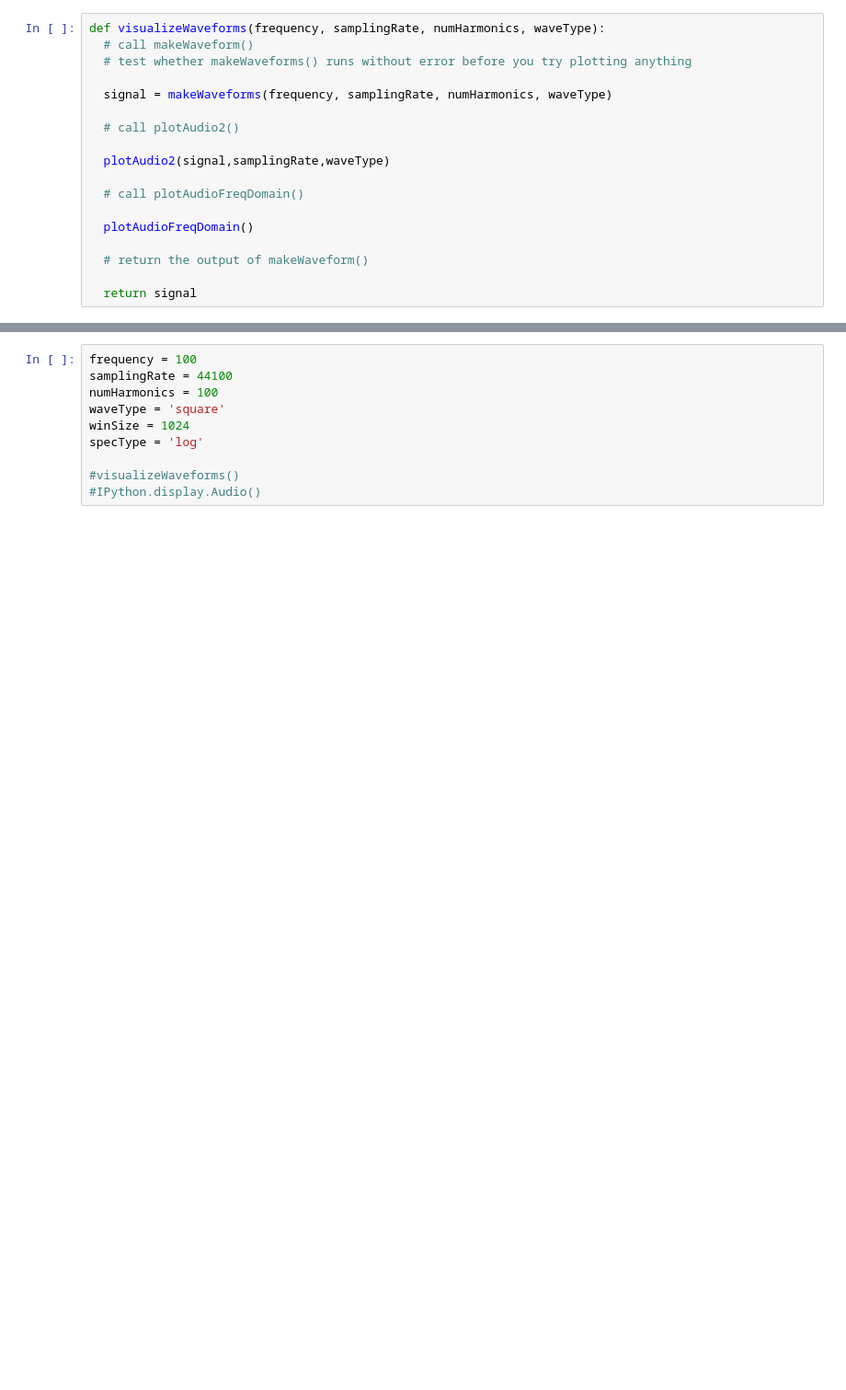
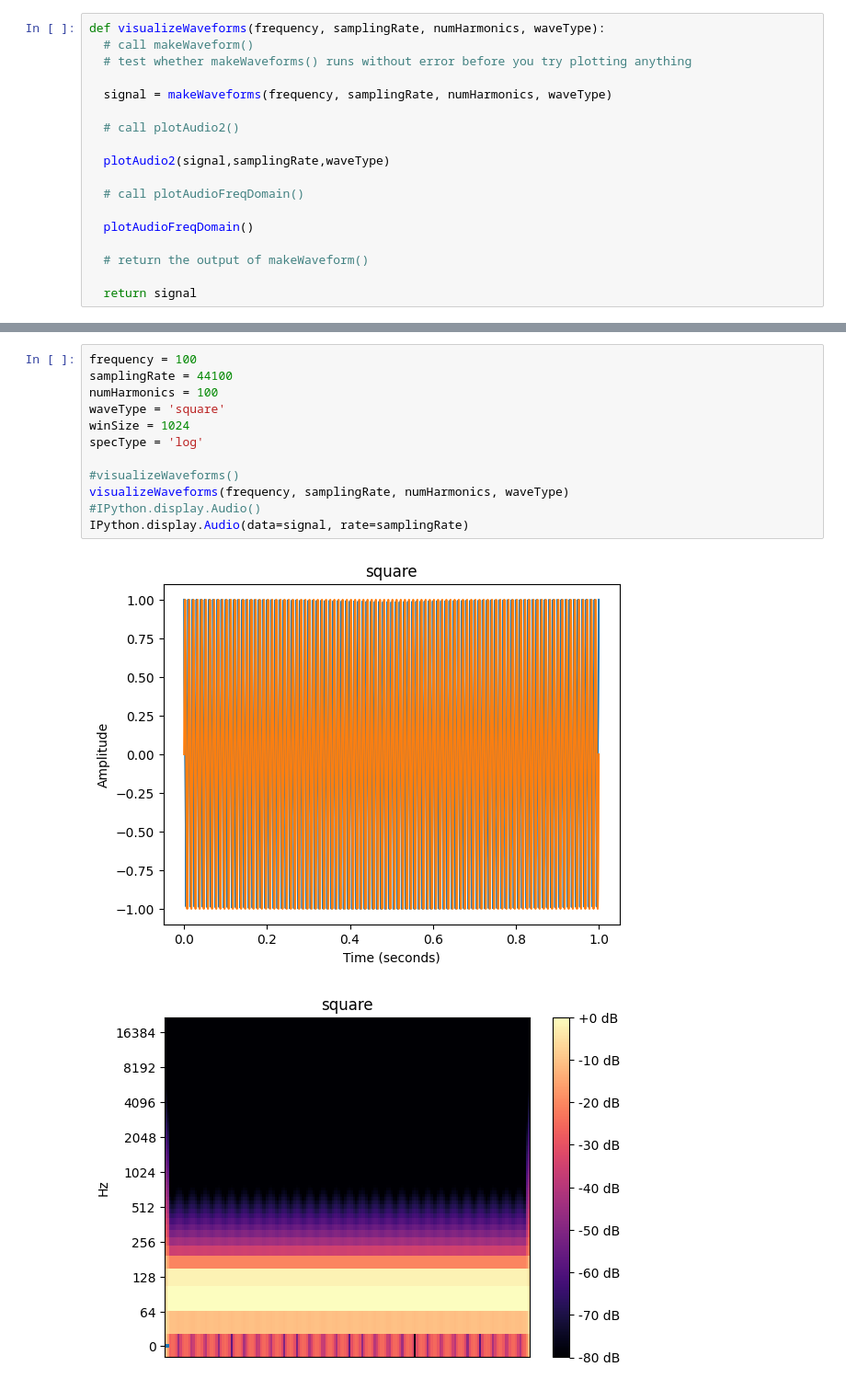
Before and after one commit to EhrenWade/MusicComputing, a Jupyter notebook: assignments/labAssignment4.ipynb, the cells around one changed output, grey strips where cells are left out. Shown at 92% size. Saved outputs shown, nothing was run; the diff lists cells and outputs as text; blank space fills up the shorter version.

```diff
--- a/assignments/labAssignment4.ipynb
+++ b/assignments/labAssignment4.ipynb
@@ -178,10 +195,15 @@ specType = 'log'
 # %%
 frequency = 100
 samplingRate = 44100
 numHarmonics = 100
 waveType = 'square'
 winSize = 1024
 specType = 'log'
 
 #visualizeWaveforms()
+visualizeWaveforms(frequency, samplingRate, numHarmonics, waveType)
 #IPython.display.Audio()
+IPython.display.Audio(data=signal, rate=samplingRate)
+# %% [output]
+[figure, added]
+[figure, added]
```
Also changed, not shown: parts of 6 cells of this notebook.
